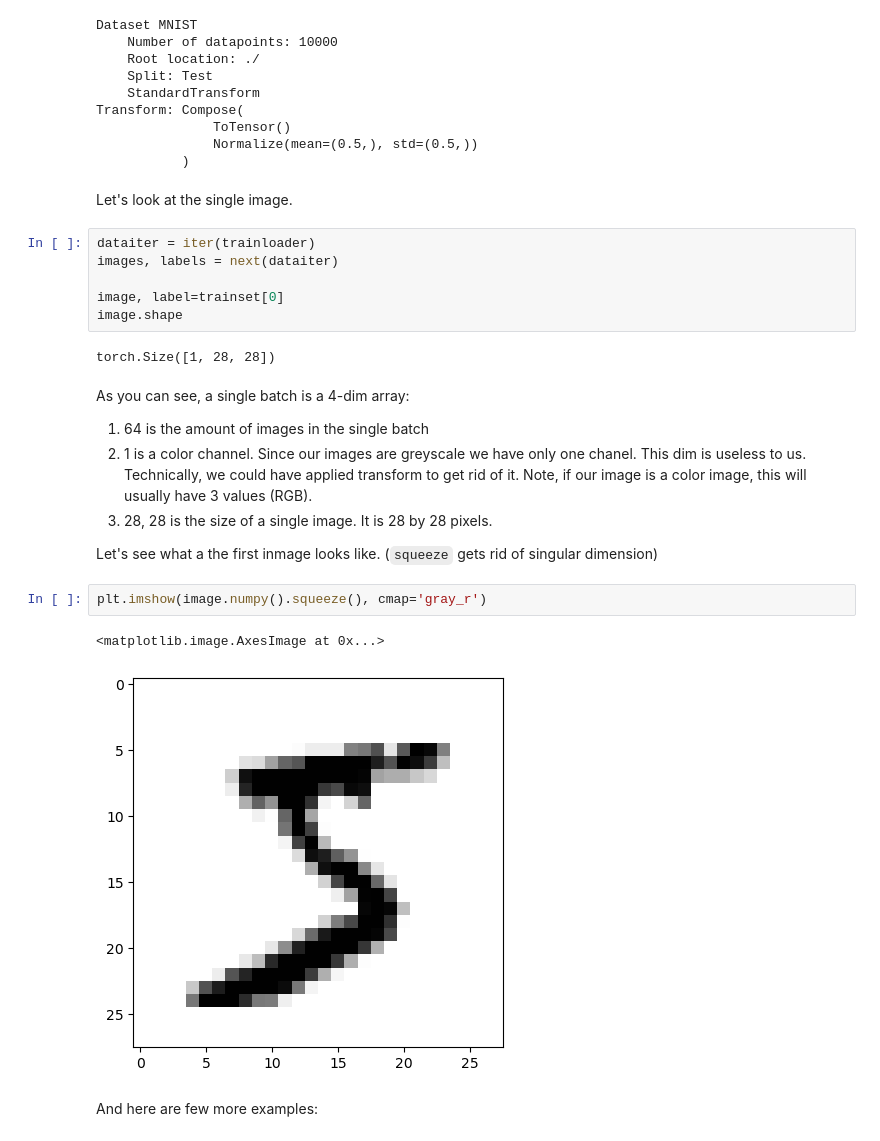
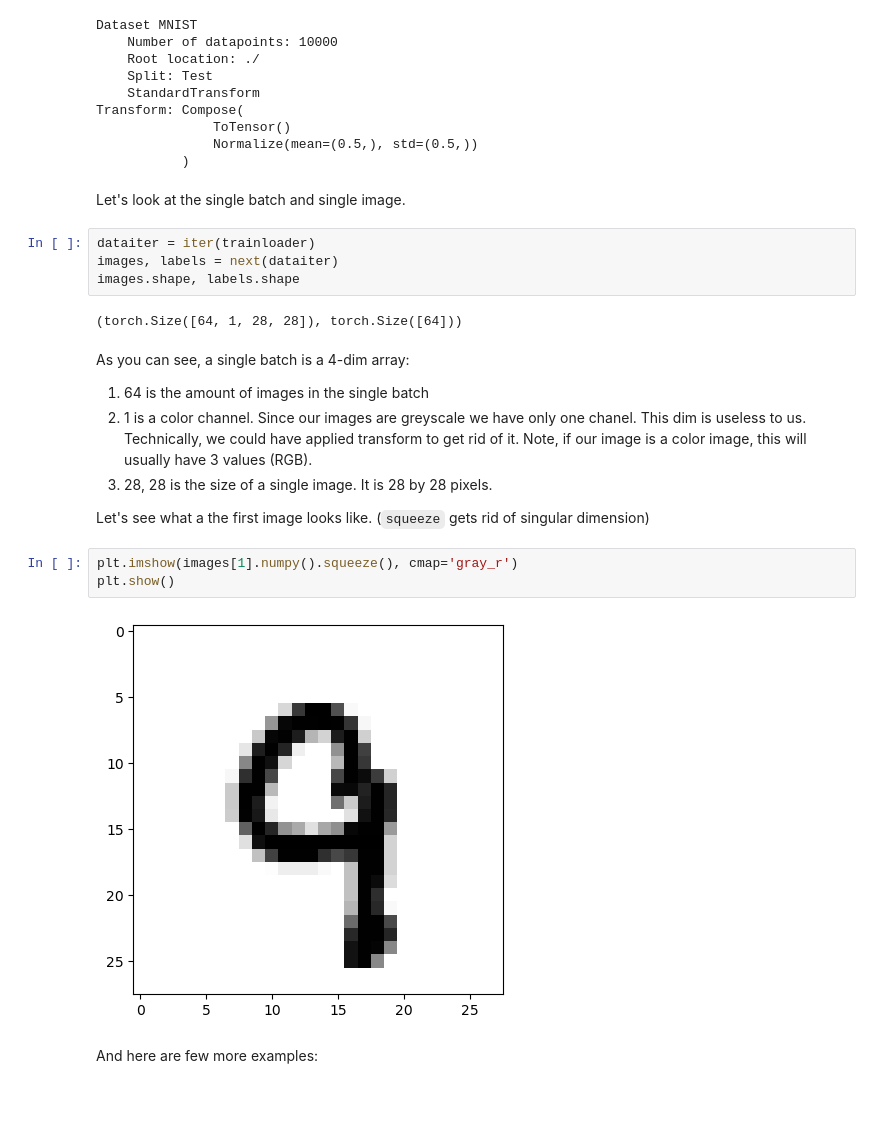
Before and after one commit to BMCC-Muzician/BMCC-DS, a Jupyter notebook: Mat 420/17 - MNIST-NN.ipynb, the cells around one changed output. Cells and saved outputs as stored; diff of their text form; blank space fills up the shorter version.

```diff
--- a/Mat 420/17 - MNIST-NN.ipynb
+++ b/Mat 420/17 - MNIST-NN.ipynb
@@ -47,27 +49,25 @@ Transform: Compose(
                Normalize(mean=(0.5,), std=(0.5,))
            )
 # %% [markdown]
-Let's look at the single image.
+Let's look at the single batch and single image.
 # %%
 dataiter = iter(trainloader)
 images, labels = next(dataiter)
-
-image, label=trainset[0]
-image.shape
+images.shape, labels.shape
 # %% [output]
-torch.Size([1, 28, 28])
+(torch.Size([64, 1, 28, 28]), torch.Size([64]))
 # %% [markdown]
 As you can see, a single batch is a 4-dim array:
 1. 64 is the amount of images in the single batch
 2. 1 is a color channel. Since our images are greyscale we have only one chanel. This dim is useless to us. Technically, we could have applied transform to get rid of it. Note, if our image is a color image, this will usually have 3 values (RGB).
 3. 28, 28 is the size of a single image. It is 28 by 28 pixels.
 
-Let's see what a the first inmage looks like. (`squeeze` gets rid of singular dimension)
+Let's see what a the first image looks like. (`squeeze` gets rid of singular dimension)
 # %%
-plt.imshow(image.numpy().squeeze(), cmap='gray_r')
+plt.imshow(images[1].numpy().squeeze(), cmap='gray_r')
+plt.show()
 # %% [output]
-<matplotlib.image.AxesImage at 0x...>
-[figure, old version]
+[figure, new version]
 # %% [markdown]
 And here are few more examples:
 # %%
```
Also changed, not shown: parts of 31 cells of this notebook, 1 other file.
